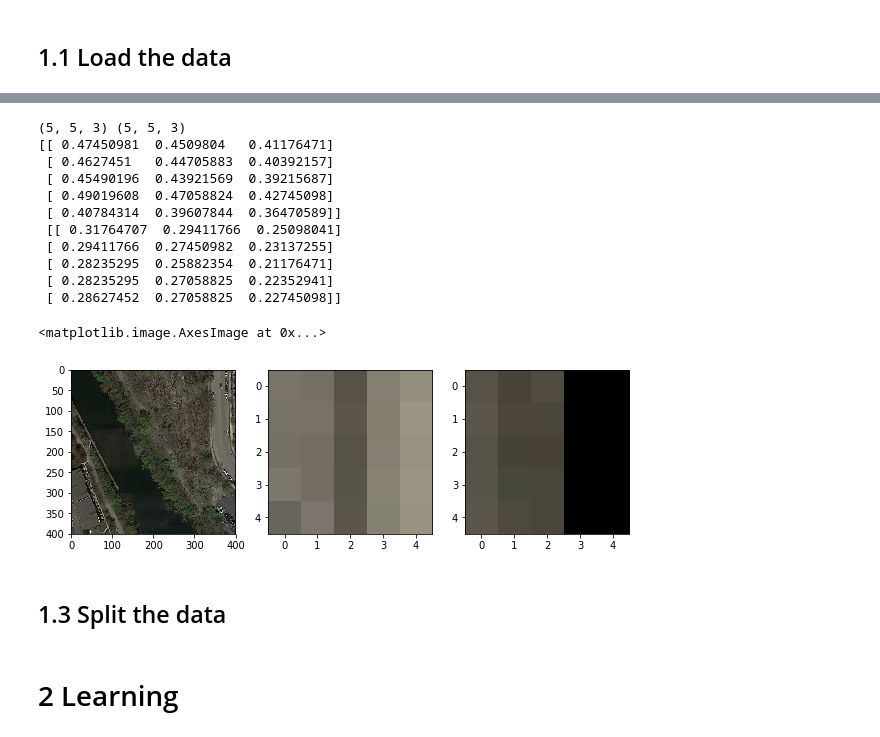
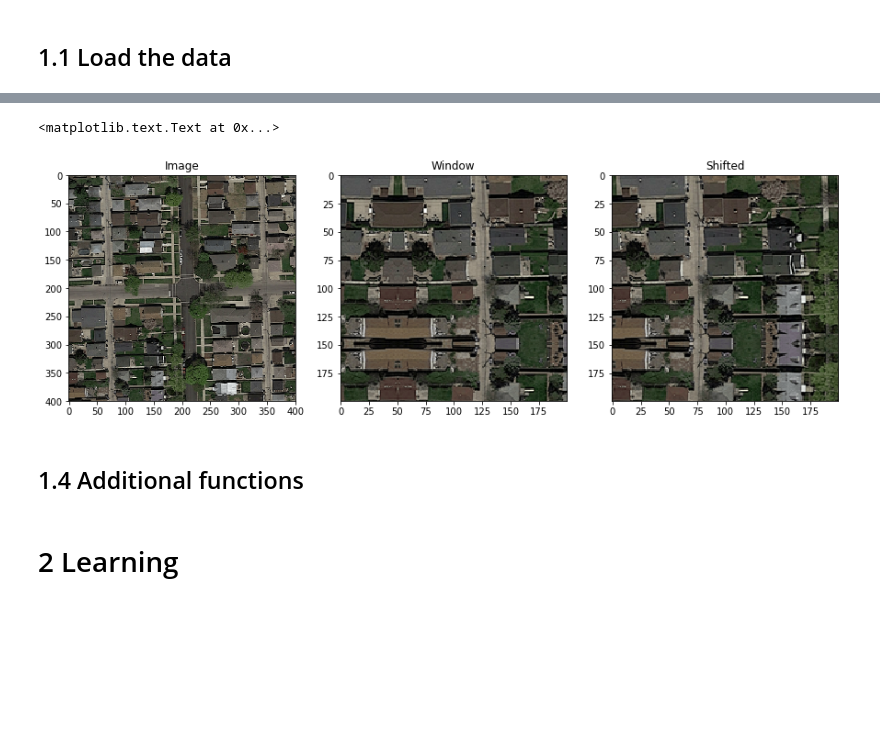
Before and after one commit to ntalabot/EPFML_Project2, a Jupyter notebook: nico_test.ipynb, the cells around one changed output, grey strips where cells are left out. Saved outputs shown, nothing was run; the diff lists cells and outputs as text; code cells hidden in the pictures; blank space fills up the shorter version.

```diff
--- a/nico_test.ipynb
+++ b/nico_test.ipynb
@@ -69,10 +139,0 @@ plt.imshow(label_train[img_num], cmap='gray')
-# %%
-# Size of the window around the pixel (must be odd)
-window_size = 21
-
-x_train = img_train.copy()
-y_train = label_train.copy()
-
-# Pre-processing; for now do nothing
-tx = x_train
-ty = y_train
@@ -78,0 +144,5 @@ ty = y_train
+# %%
+# Pre-processing; currently, do nothing
+x_train = image_train.copy()
+y_train = label_train.copy()
+print(x_train.shape, y_train.shape)
@@ -156,32 +241,19 @@ get_window(img_train[img_num], 51, 20, 380)
 # %%
 # Test neighbourhood by showing image and pixel's neighbourhood
 # Can check if mirror boundary works too
-wind = get_window(img_train[img_num], 5, 20, 380)
-shifted, _, _ = shift_window(img_train[img_num], 20, 380, wind, stride=2)
+wind = get_window(x_train[img_num], 200, 250, -50)
+shifted = shift_window(x_train[img_num], wind, 250, -50, stride=50)
 
-print(wind.shape, shifted.shape)
-print(wind[:,0], "\n", shifted[:,2])
-
-plt.figure(figsize=(10, 10))
+plt.figure(figsize=(15, 15))
 plt.subplot(131)
-plt.imshow(img_train[img_num])
+plt.imshow(x_train[img_num])
+plt.title("Image")
 plt.subplot(132)
 plt.imshow(wind)
+plt.title("Window")
 plt.subplot(133)
 plt.imshow(shifted)
+plt.title("Shifted")
 # %% [output]
-(5, 5, 3) (5, 5, 3)
-[[ 0.47450981  0.4509804   0.41176471]
- [ 0.4627451   0.44705883  0.40392157]
- [ 0.45490196  0.43921569  0.39215687]
- [ 0.49019608  0.47058824  0.42745098]
- [ 0.40784314  0.39607844  0.36470589]]
- [[ 0.31764707  0.29411766  0.25098041]
- [ 0.29411766  0.27450982  0.23137255]
- [ 0.28235295  0.25882354  0.21176471]
- [ 0.28235295  0.27058825  0.22352941]
- [ 0.28627452  0.27058825  0.22745098]]
+<matplotlib.text.Text at 0x...>
-<matplotlib.image.AxesImage at 0x...>
-[figure, old version]
+[figure, new version]
-# %% [markdown]
-## 1.3 Split the data
@@ -188,3 +273,5 @@ plt.imshow(shifted)
+# %% [markdown]
+## 1.4 Additional functions
 # %%
 def split_data(x, y, ratio, seed=1):
     """
```
Also changed, not shown: parts of 47 cells of this notebook, 4 other files.
